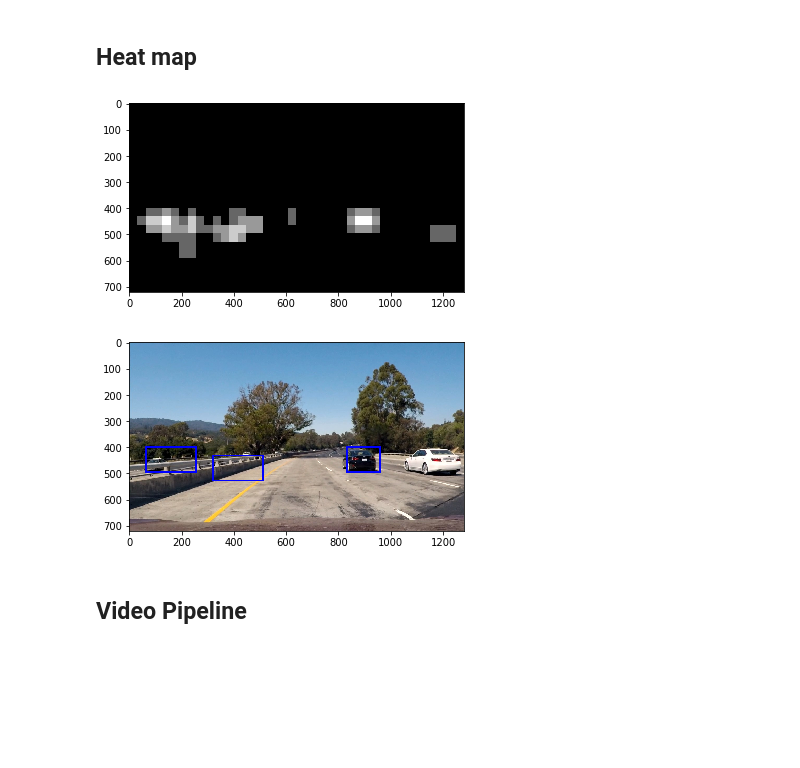
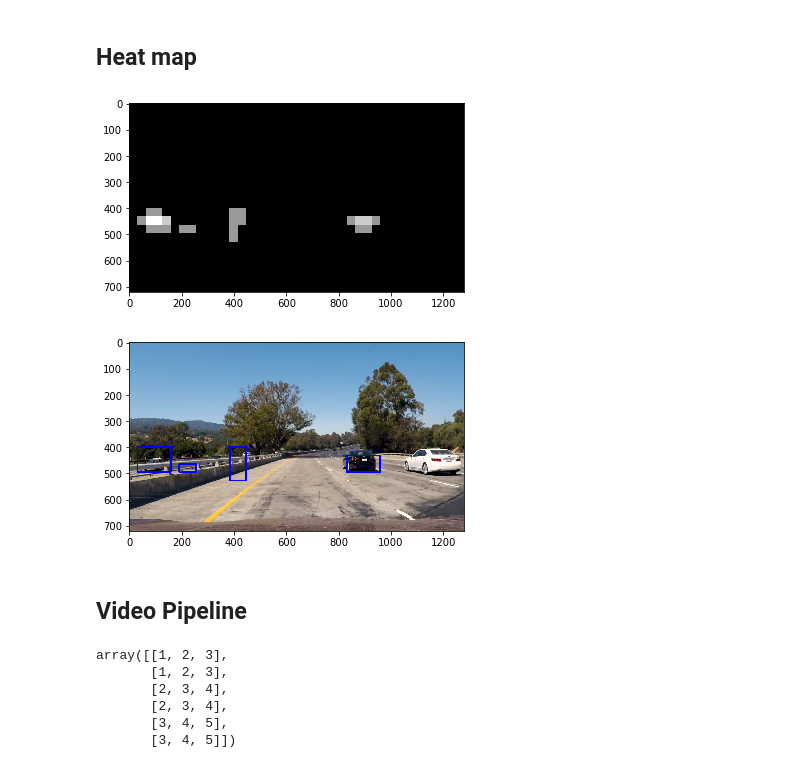
Before and after one commit to dgard8/Project_5, a Jupyter notebook: code.ipynb, the cells around one changed output. Cells and saved outputs as stored; diff of their text form; code cells hidden in the pictures; blank space fills up the shorter version.

```diff
--- a/code.ipynb
+++ b/code.ipynb
@@ -60,7 +60,7 @@ class featureParams():
         self.cell_per_block = 2
 
         # color spatial
-        self.colorSpace = 'HSV'
+        self.colorSpace = 'RGB'
         self.spatial_size = (32, 32)
 
         # color histogram
@@ -293,46 +291,56 @@ def apply_threshold(heatmap, threshold):
     heatmap[heatmap <= threshold] = 0
     return heatmap
 
-def getHeatMap(image, carBoxes):
+def getHeatMap(image, carBoxes, threshold):
     heat = np.zeros_like(image[:,:,0]).astype(np.float)
     heat = add_heat(heat,carBoxes)
 
-    heat = apply_threshold(heat,1)
+    heat = apply_threshold(heat,threshold)
 
     heatmap = np.clip(heat, 0, 255)
     return heatmap
 
 def draw_labeled_bboxes(image, labels):
     for car_number in range(1, labels[1]+1):
 
         nonzero = (labels[0] == car_number).nonzero()
         nonzeroy = np.array(nonzero[0])
         nonzerox = np.array(nonzero[1])
 
         boundingBox = ((np.min(nonzerox), np.min(nonzeroy)), (np.max(nonzerox), np.max(nonzeroy)))
 
         cv2.rectangle(image, boundingBox[0], boundingBox[1], (0,0,255), 6)
 
     return image
 
-def drawCarBoxes(image, carBoxes, debug=False):
-    heatMap = getHeatMap(image, carBoxes)
+def drawCarBoxes(image, carBoxes, threshold=1, debug=False):
+    heatMap = getHeatMap(image, carBoxes, threshold)
     if debug:
         displayImages([heatMap])
-    labels = label(heatmap)
+    labels = label(heatMap)
     draw_img = draw_labeled_bboxes(np.copy(image), labels)
     return draw_img
 
 
 image = mpimg.imread('test_images/test1.jpg')
-carBoxes = getCarBoxes(image, allWindows, X_scaler)
-image = drawCarBoxes(image, carBoxes, debug=True)
+carBoxes = getCarBoxes(image, allWindows, X_scaler, params)
+image = drawCarBoxes(image, carBoxes, threshold=2, debug=True)
 displayImages([image])
 # %% [output]
-[figure, old version]
+[figure, new version]
-[figure, old version]
+[figure, new version]
 # %% [markdown]
 ## Video Pipeline
+# %%
+a = [[[1, 2, 3], [1,2,3]], [[2, 3, 4],[2,3,4]], [[3, 4, 5],[3,4,5]]]
+np.concatenate(a[-40:])
+# %% [output]
+array([[1, 2, 3],
+       [1, 2, 3],
+       [2, 3, 4],
+       [2, 3, 4],
+       [3, 4, 5],
+       [3, 4, 5]])
 # %%
 allWindows = getWindows((720, 1280))
 
```
Also changed, not shown: parts of 8 cells of this notebook.
